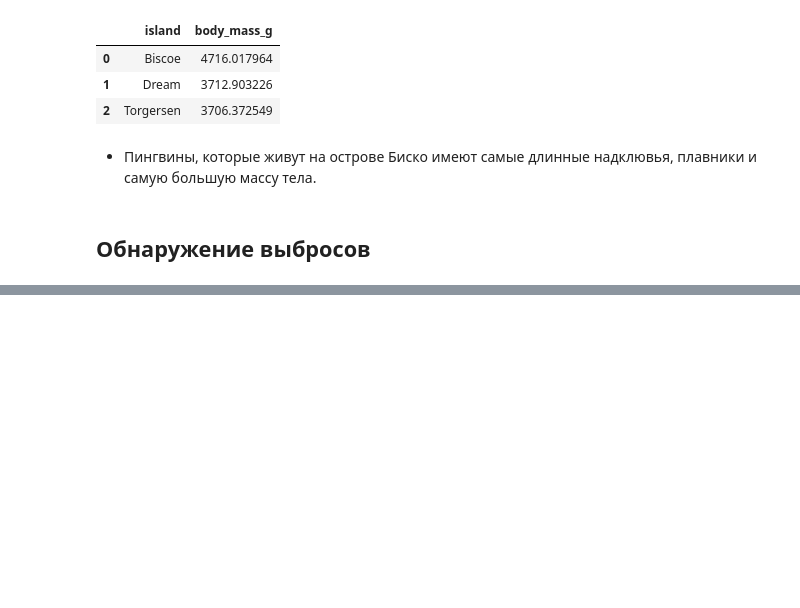
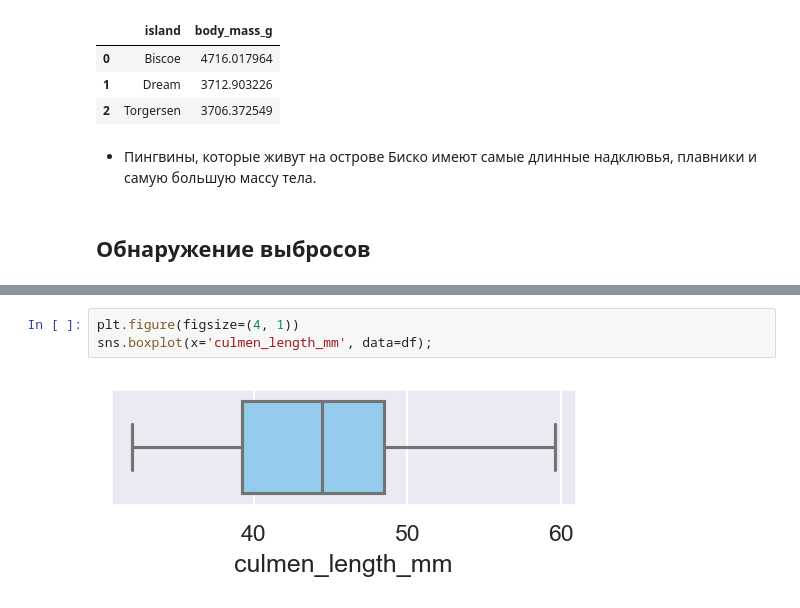
Before and after one commit to alesialesia/Project, a Jupyter notebook: Final version Penguins in Antarctica.ipynb, the cells around one changed output, grey strips where cells are left out. Drawn from its saved outputs; the diff is of its cells as text; blank space fills up the shorter version.

Commit message:
correct visualization code

```diff
--- a/Final version Penguins in Antarctica.ipynb
+++ b/Final version Penguins in Antarctica.ipynb
@@ -412,0 +421,5 @@ mean().sort_values(by ="body_mass_g", ascending = False)
+# %%
+plt.figure(figsize=(4, 1))
+sns.boxplot(x='culmen_length_mm', data=df);
+# %% [output]
+[figure, added]
```
Also changed, not shown: parts of 51 cells of this notebook.
